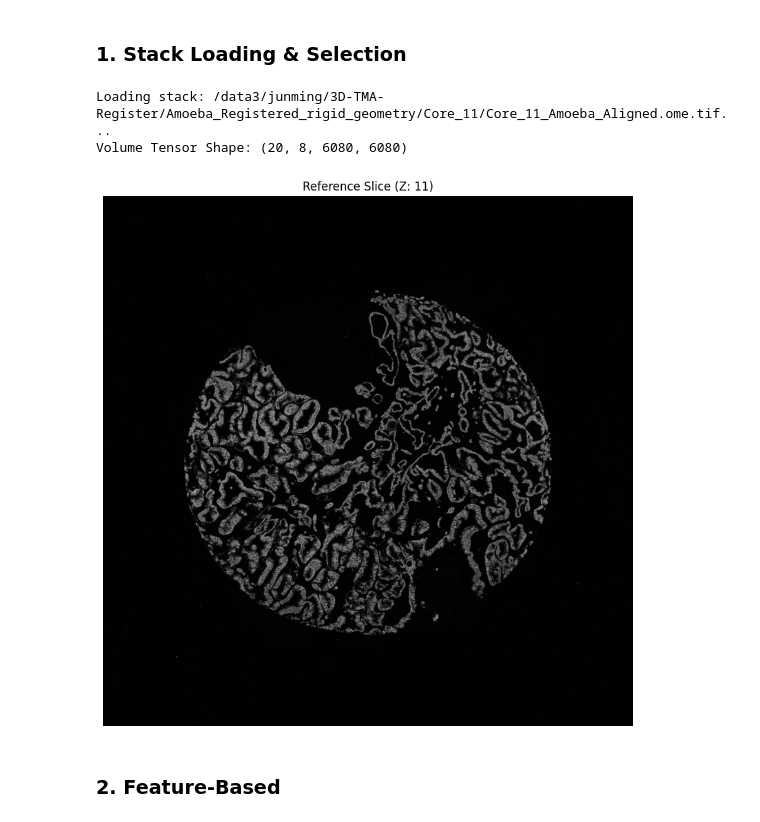
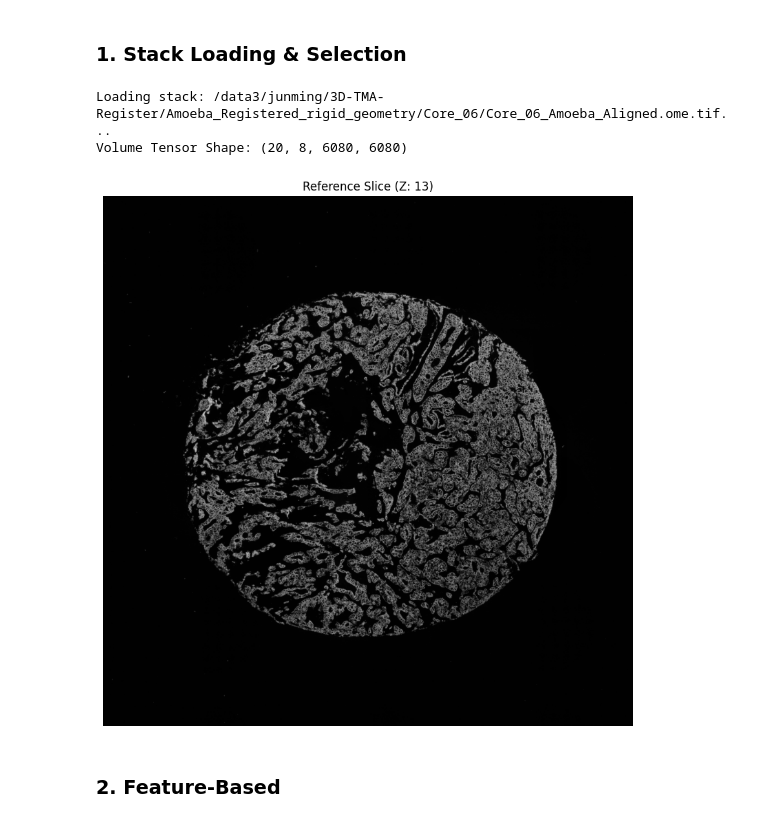
Before and after one commit to junming732/3D-TMA-Register, a Jupyter notebook: experiments/experiment_feature_stack.ipynb, the cells around one changed output. Drawn from its saved outputs; the diff is of its cells as text; code cells hidden in the pictures.

```diff
--- a/experiments/experiment_feature_stack.ipynb
+++ b/experiments/experiment_feature_stack.ipynb
@@ -9,9 +9,9 @@ import time
 import pandas as pd
 
 # --- CONFIGURATION ---
-INPUT_STACK_PATH = "/data3/junming/3D-TMA-Register/Amoeba_Registered_rigid_geometry/Core_11/Core_11_Amoeba_Aligned.ome.tif"
-FIXED_IDX = 11  # The "Anchor" slide
-MOVING_IDX = 12 # The slide that needs residual correction
+INPUT_STACK_PATH = "/data3/junming/3D-TMA-Register/Amoeba_Registered_rigid_geometry/Core_06/Core_06_Amoeba_Aligned.ome.tif"
+FIXED_IDX = 13  # The "Anchor" slide
+MOVING_IDX = 14 # The slide that needs residual correction
 
 CK_CHANNEL_IDX = 6
 
@@ -29,35 +29,35 @@ if vol_arr.ndim == 4:
     moving_slice = vol_arr[MOVING_IDX, CK_CHANNEL_IDX, :, :]
 elif vol_arr.ndim == 3:
     print("Detected 3D tensor. Assuming channel extraction was already applied.")
     fixed_slice = vol_arr[FIXED_IDX, :, :]
     moving_slice = vol_arr[MOVING_IDX, :, :]
 else:
     raise ValueError(f"Unexpected tensor rank. Expected 3 or 4, got {vol_arr.ndim}")
 
 # --- PREPROCESSING FOR OPENCV ---
 def prepare_for_features(img_arr):
     """
     1. Normalizes dynamic range for localized contrast evaluation.
     2. Casts to unsigned 8bit integer type.
     3. Applies CLAHE to amplify structural textures.
     """
     norm = cv2.normalize(img_arr, None, 0, 255, cv2.NORM_MINMAX).astype(np.uint8)
     clahe = cv2.createCLAHE(clipLimit=2.0, tileGridSize=(8,8))
     return clahe.apply(norm)
 
 cv_fixed = prepare_for_features(fixed_slice)
 cv_moving = prepare_for_features(moving_slice)
 
 # --- VISUALIZATION ---
 plt.figure(figsize=(10,10))
 plt.imshow(cv_fixed, cmap='gray')
 plt.title(f"Reference Slice (Z: {FIXED_IDX})")
 plt.axis('off')
 plt.show()
 # %% [output]
-Loading stack: /data3/junming/3D-TMA-Register/Amoeba_Registered_rigid_geometry/Core_11/Core_11_Amoeba_Aligned.ome.tif...
+Loading stack: /data3/junming/3D-TMA-Register/Amoeba_Registered_rigid_geometry/Core_06/Core_06_Amoeba_Aligned.ome.tif...
 Volume Tensor Shape: (20, 8, 6080, 6080)
-[figure, old version]
+[figure, new version]
 # %% [markdown]
 ### 2. Feature-Based
 # %%
```
Also changed, not shown: parts of 3 cells of this notebook, 9 other files.
